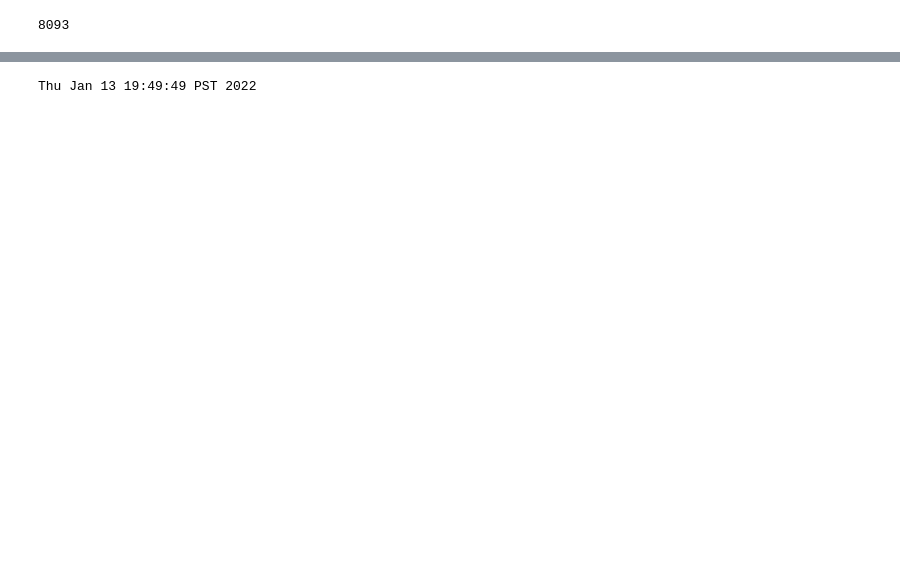
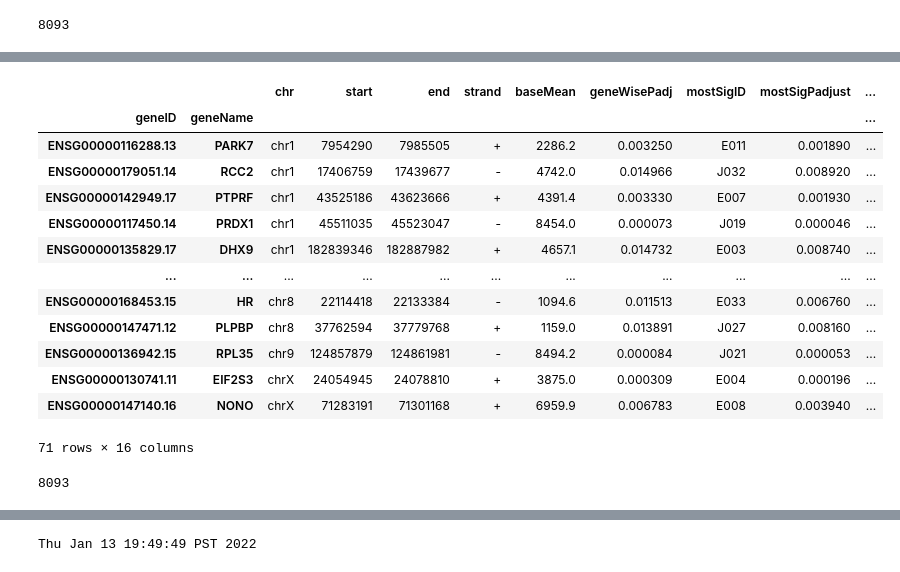
Before and after one commit to goodarzilab/Abe, a Jupyter notebook: People/Nilay@DFCIHarvard/enrichment.ipynb, the cells around one changed output, grey strips where cells are left out. Cells and saved outputs as stored; diff of their text form; code cells hidden in the pictures; blank space fills up the shorter version.

```diff
--- a/People/Nilay@DFCIHarvard/enrichment.ipynb
+++ b/People/Nilay@DFCIHarvard/enrichment.ipynb
@@ -60,0 +103,28 @@ alltable.head()
+# %%
+def read_genewiseResults_table(PATH):
+    '''event-level analysis
+    '''
+    table = pd.read_csv(PATH,sep='\t')#.drop("featureID",axis=1).dropna(subset=['expr_dox']).dropna(axis=1)
+    table = table.set_index(["geneID","geneName"])
+
+    return table
+# %%
+genewise_table = read_genewiseResults_table("jscs/sigGenes.genewiseResults.txt.gz")
+genewise_genes = set(genewise_table.index.get_level_values(1))
+# %%
+genewise_table
+# %% [output]
+|  |  | chr | start | end | strand | baseMean | geneWisePadj | mostSigID | mostSigPadjust | ... |
+| geneID | geneName |  |  |  |  |  |  |  |  | ... |
+| ENSG00000116288.13 | PARK7 | chr1 | 7954290 | 7985505 | + | 2286.2 | 0.003250 | E011 | 0.001890 | ... |
+| ENSG00000179051.14 | RCC2 | chr1 | 17406759 | 17439677 | - | 4742.0 | 0.014966 | J032 | 0.008920 | ... |
+| ENSG00000142949.17 | PTPRF | chr1 | 43525186 | 43623666 | + | 4391.4 | 0.003330 | E007 | 0.001930 | ... |
+| ENSG00000117450.14 | PRDX1 | chr1 | 45511035 | 45523047 | - | 8454.0 | 0.000073 | J019 | 0.000046 | ... |
+| ENSG00000135829.17 | DHX9 | chr1 | 182839346 | 182887982 | + | 4657.1 | 0.014732 | E003 | 0.008740 | ... |
+| ... | ... | ... | ... | ... | ... | ... | ... | ... | ... | ... |
+| ENSG00000168453.15 | HR | chr8 | 22114418 | 22133384 | - | 1094.6 | 0.011513 | E033 | 0.006760 | ... |
+| ENSG00000147471.12 | PLPBP | chr8 | 37762594 | 37779768 | + | 1159.0 | 0.013891 | J027 | 0.008160 | ... |
+| ENSG00000136942.15 | RPL35 | chr9 | 124857879 | 124861981 | - | 8494.2 | 0.000084 | J021 | 0.000053 | ... |
+| ENSG00000130741.11 | EIF2S3 | chrX | 24054945 | 24078810 | + | 3875.0 | 0.000309 | E004 | 0.000196 | ... |
+| ENSG00000147140.16 | NONO | chrX | 71283191 | 71301168 | + | 6959.9 | 0.006783 | E008 | 0.003940 | ... |
+71 rows × 16 columns
@@ -60,0 +150,4 @@ alltable.head()
+# %%
+len(exp_genes)
+# %% [output]
+8093
```
Also changed, not shown: parts of 26 cells of this notebook, 14 other files.
